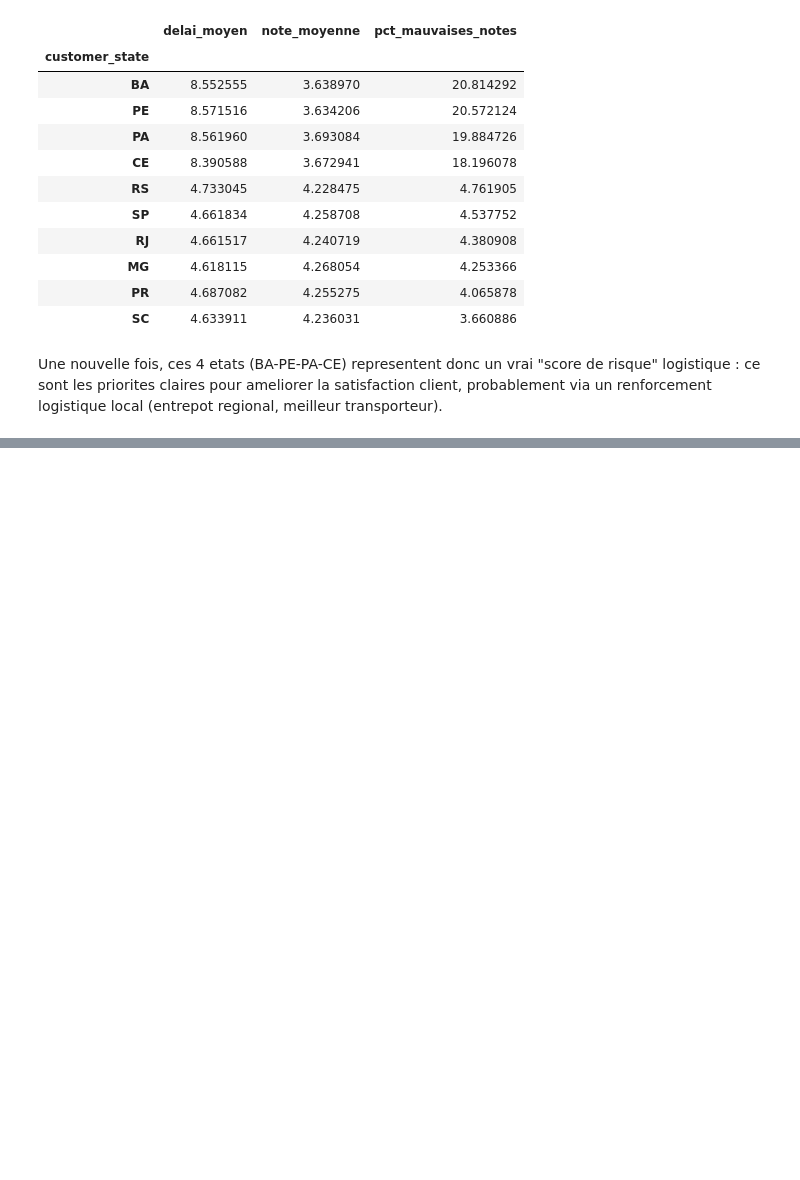
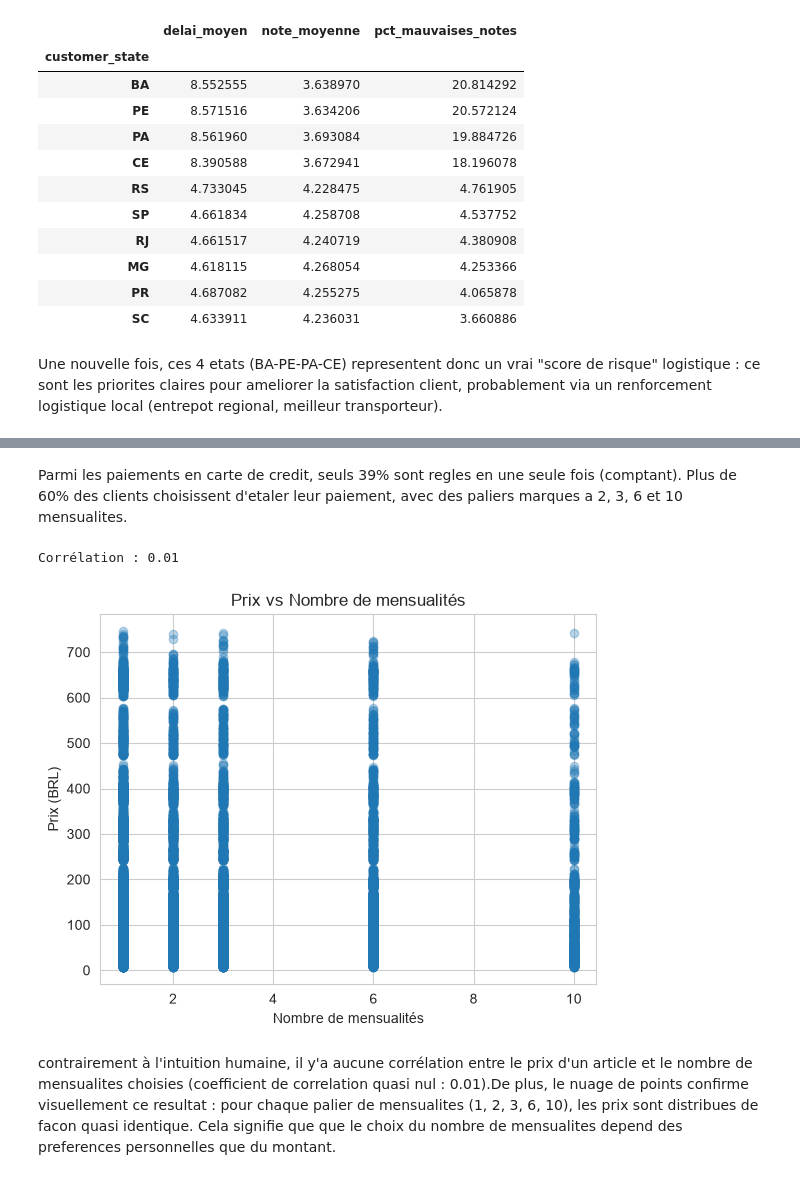
Before and after one commit to Mace-Erwan/Analyse-d-un-marketplace-e-commerce, a Jupyter notebook: Analyse.ipynb, the cells around one changed output, grey strips where cells are left out. Saved outputs shown, nothing was run; the diff lists cells and outputs as text; code cells hidden in the pictures; blank space fills up the shorter version.

```diff
--- a/Analyse.ipynb
+++ b/Analyse.ipynb
@@ -477,0 +512,5 @@ Une nouvelle fois, ces 4 etats (BA-PE-PA-CE) representent donc un vrai "score de
+# %%
+credit_orders = orders[orders["payment_type"] == "credit_card"]
+
+distribution_mensualites = credit_orders["n_installments"].value_counts(normalize=True).sort_index()*100
+print(distribution_mensualites)
@@ -477,0 +525,18 @@ Une nouvelle fois, ces 4 etats (BA-PE-PA-CE) representent donc un vrai "score de
+# %% [markdown]
+Parmi les paiements en carte de credit, seuls 39% sont regles en une seule fois (comptant). Plus de 60% des clients choisissent d'etaler leur paiement, avec des paliers marques a 2, 3, 6 et 10 mensualites.
+# %%
+correlation = credit_orders["n_installments"].corr(credit_orders["price"])
+print(f"Corrélation : {correlation:.2f}")
+# %% [output]
+Corrélation : 0.01
+# %%
+plt.scatter(credit_orders["n_installments"], credit_orders["price"], alpha=0.3)
+plt.title("Prix vs Nombre de mensualités")
+plt.xlabel("Nombre de mensualités")
+plt.ylabel("Prix (BRL)")
+plt.show()
+# %% [output]
+[figure, added]
+# %% [markdown]
+contrairement à l'intuition humaine, il y'a aucune corrélation entre le prix d'un article et le nombre de mensualites choisies (coefficient de correlation quasi nul : 0.01).De plus, le nuage de points confirme visuellement ce resultat : pour chaque palier de mensualites (1, 2, 3, 6, 10), les prix sont distribues de facon quasi identique.
+Cela signifie que que le choix du nombre de mensualites depend des preferences personnelles que du montant.
```
Also changed, not shown: parts of 6 cells of this notebook.
